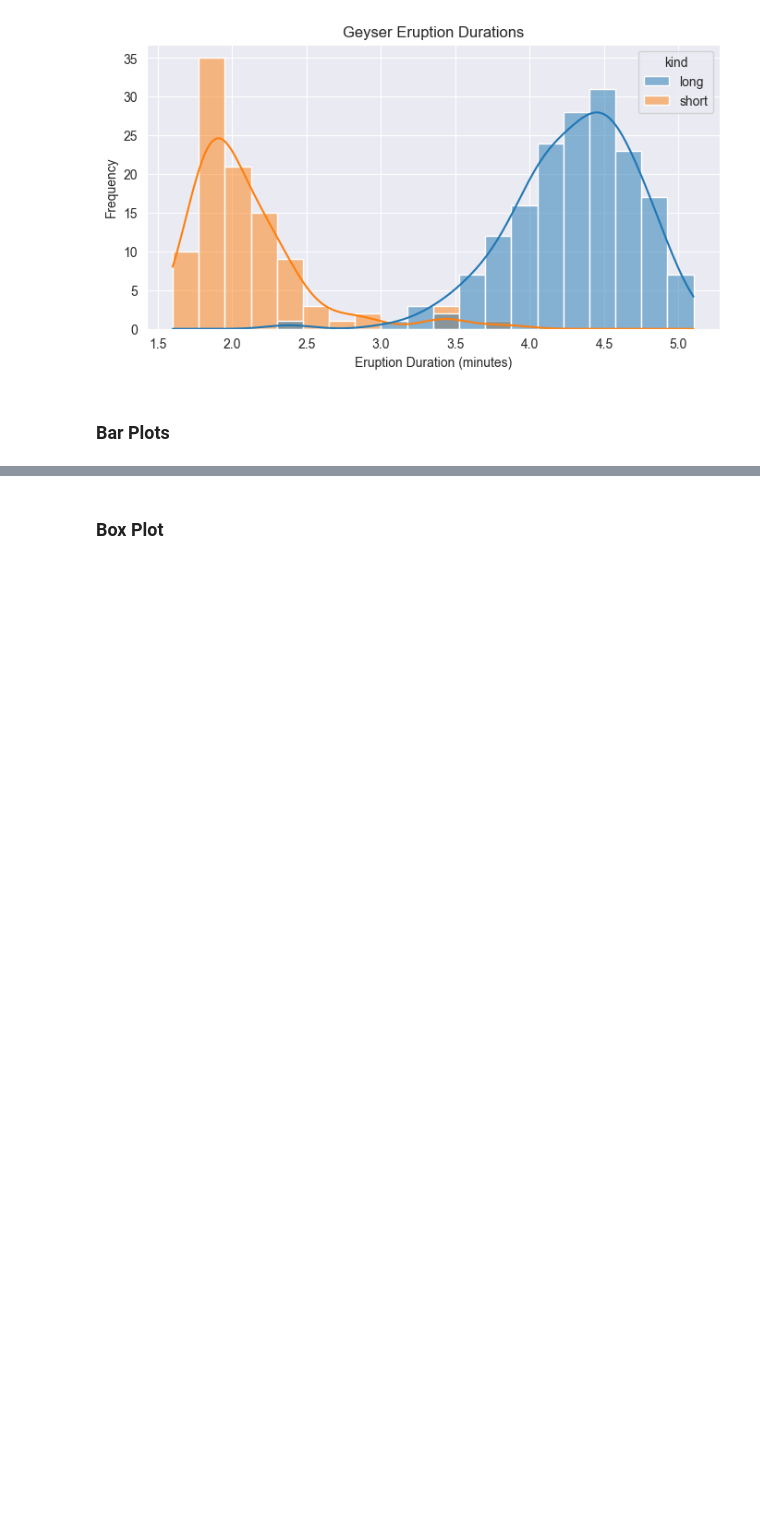
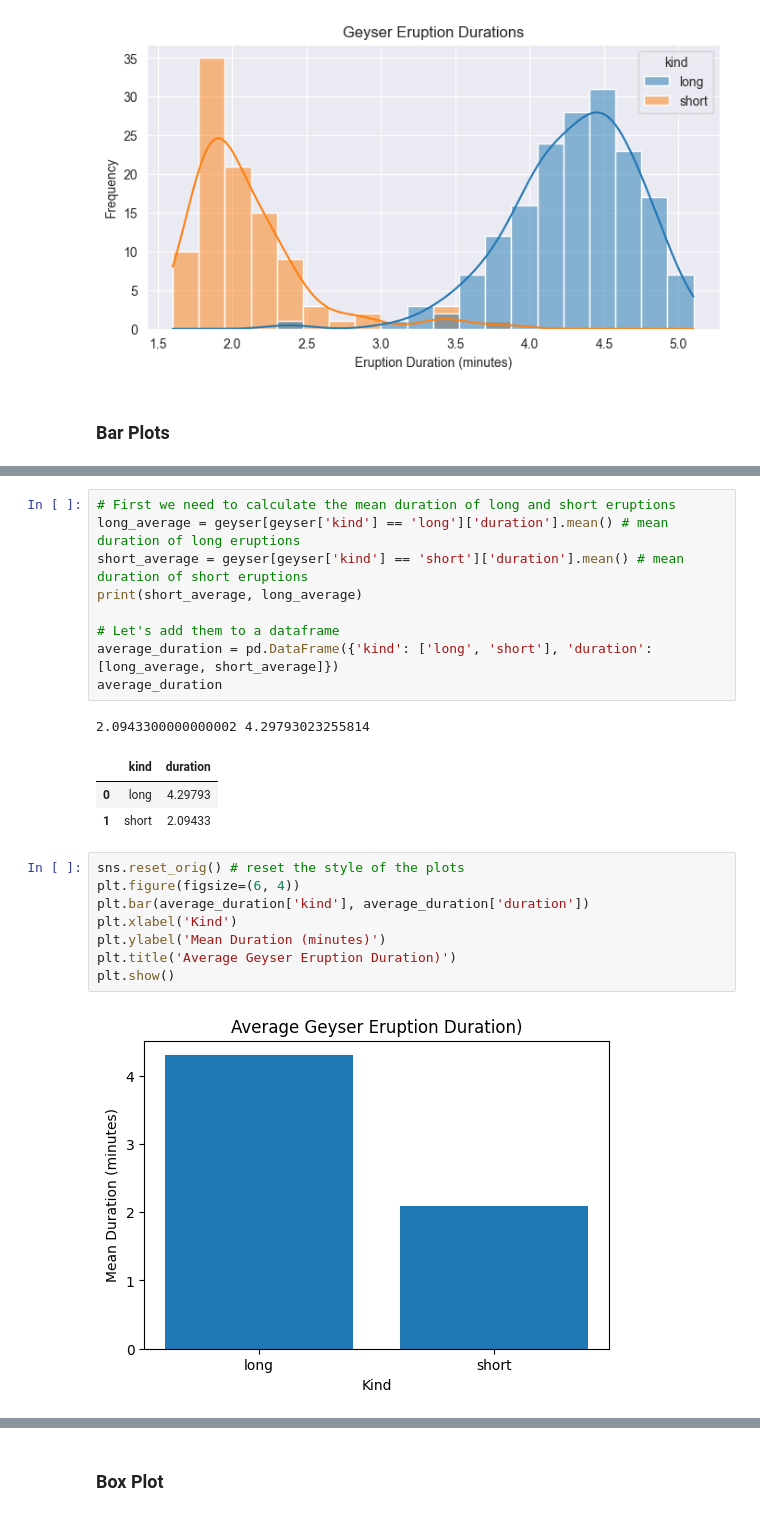
Before and after one commit to nicole-hucke/colab_test, a Jupyter notebook: lecture4_english.ipynb, the cells around one changed output, grey strips where cells are left out. Saved outputs shown, nothing was run; the diff lists cells and outputs as text; blank space fills up the shorter version.

Commit message:
BAR PLOTS DONE

```diff
--- a/lecture4_english.ipynb
+++ b/lecture4_english.ipynb
@@ -468,0 +458,24 @@ plt.show()
+# %%
+# First we need to calculate the mean duration of long and short eruptions
+long_average = geyser[geyser['kind'] == 'long']['duration'].mean() # mean duration of long eruptions
+short_average = geyser[geyser['kind'] == 'short']['duration'].mean() # mean duration of short eruptions
+print(short_average, long_average)
+
+# Let's add them to a dataframe
+average_duration = pd.DataFrame({'kind': ['long', 'short'], 'duration': [long_average, short_average]})
+average_duration
+# %% [output]
+2.0943300000000002 4.29793023255814
+|  | kind | duration |
+| 0 | long | 4.29793 |
+| 1 | short | 2.09433 |
+# %%
+sns.reset_orig() # reset the style of the plots
+plt.figure(figsize=(6, 4))
+plt.bar(average_duration['kind'], average_duration['duration'])
+plt.xlabel('Kind')
+plt.ylabel('Mean Duration (minutes)')
+plt.title('Average Geyser Eruption Duration)')
+plt.show()
+# %% [output]
+[figure, added]
```
Also changed, not shown: parts of 14 cells of this notebook, 4 other files.
